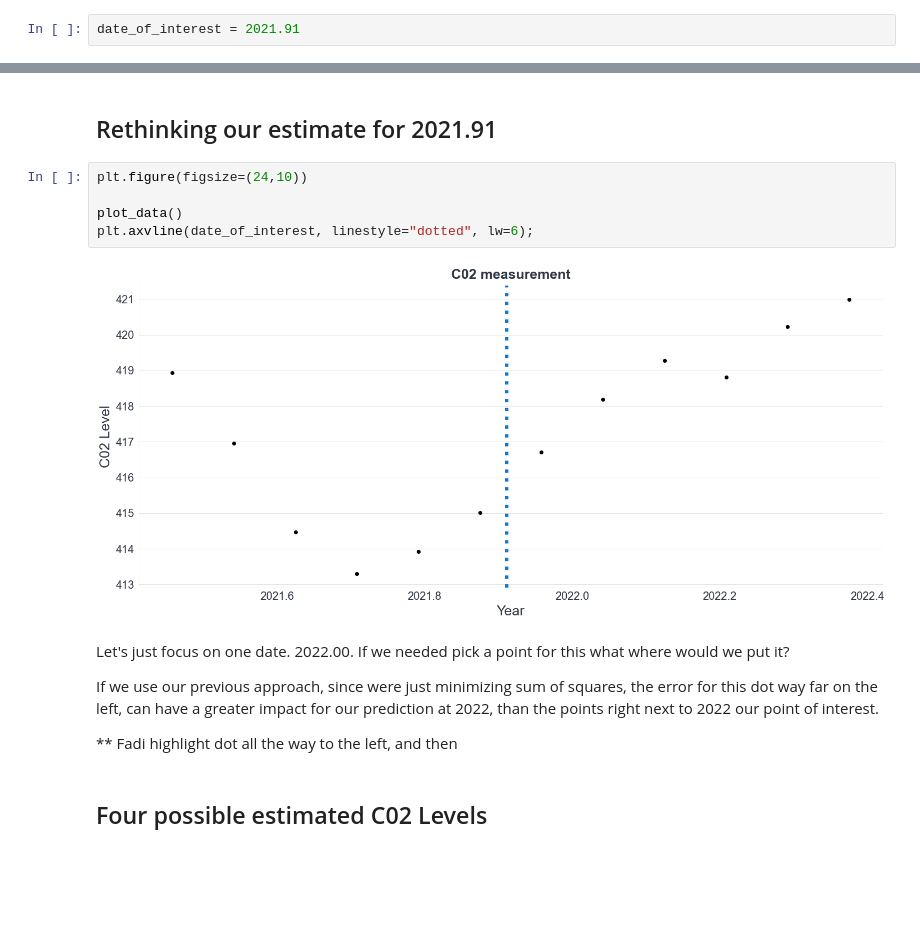
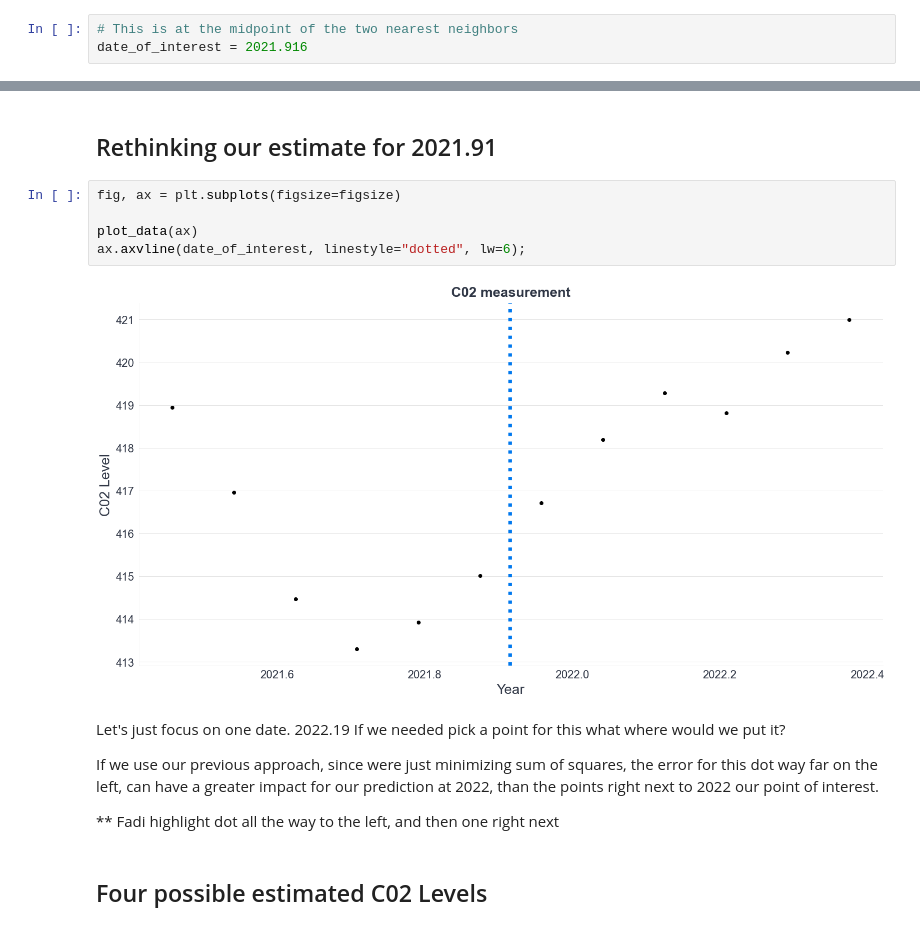
Before and after one commit to bwengals/etc, a Jupyter notebook: lesson02_expanded.ipynb, the cells around one changed output, grey strips where cells are left out. Cells and saved outputs as stored; diff of their text form; blank space fills up the shorter version.

```diff
--- a/lesson02_expanded.ipynb
+++ b/lesson02_expanded.ipynb
@@ -678,3 +678,4 @@ The red lines here are the residuals that we're trying to minimize so we can get
 # %%
-date_of_interest = 2021.91
+# This is at the midpoint of the two nearest neighbors
+date_of_interest = 2021.916
 # %%
@@ -688,18 +689,18 @@ plt.scatter(date_of_interest, est_2022, c="r");
 # %% [markdown]
 ## Rethinking our estimate for 2021.91
 # %%
-plt.figure(figsize=(24,10))
+fig, ax = plt.subplots(figsize=figsize)
 
-plot_data()
-plt.axvline(date_of_interest, linestyle="dotted", lw=6);
+plot_data(ax)
+ax.axvline(date_of_interest, linestyle="dotted", lw=6);
 # %% [output]
-[figure, old version]
+[figure, new version]
 # %% [markdown]
-Let's just focus on one date. 2022.00. If we needed pick a point for this what where would we put it?
+Let's just focus on one date. 2022.19 If we needed pick a point for this what where would we put it?
 
 If we use our previous approach, since were just minimizing sum of squares, the error for this dot way far on the left, can have a greater impact for our prediction at 2022, than the points right next to 2022 our point of interest.
 
-** Fadi highlight dot all the way to the left, and then
+** Fadi highlight dot all the way to the left, and then one right next
 # %% [markdown]
 ## Four possible estimated C02 Levels
 # %%
```
Also changed, not shown: parts of 30 cells of this notebook.
